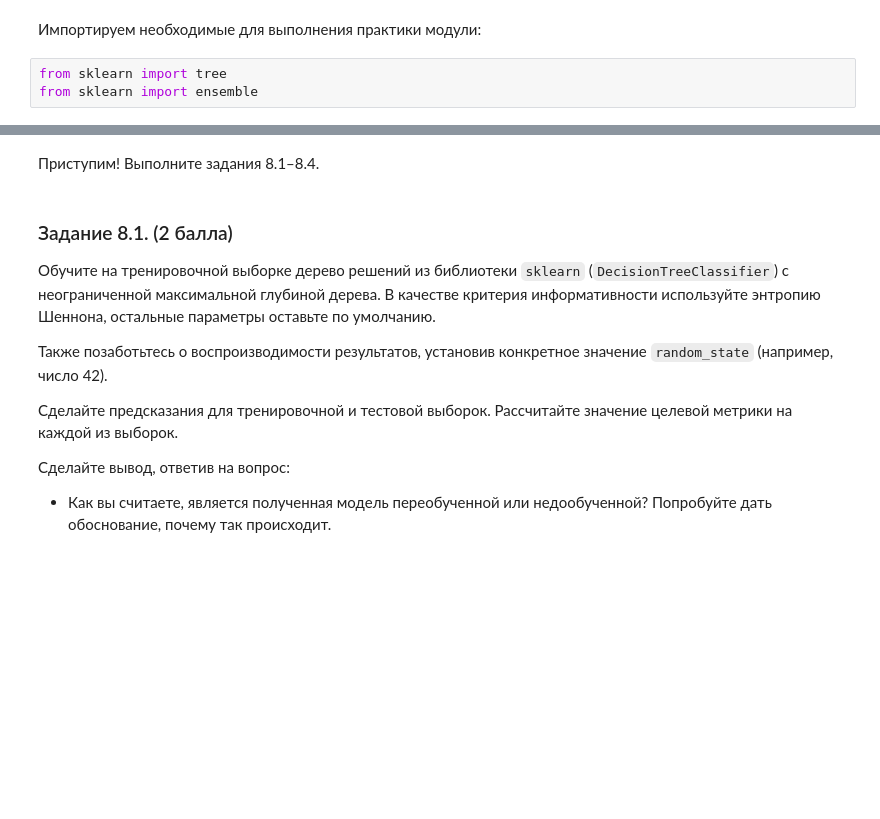
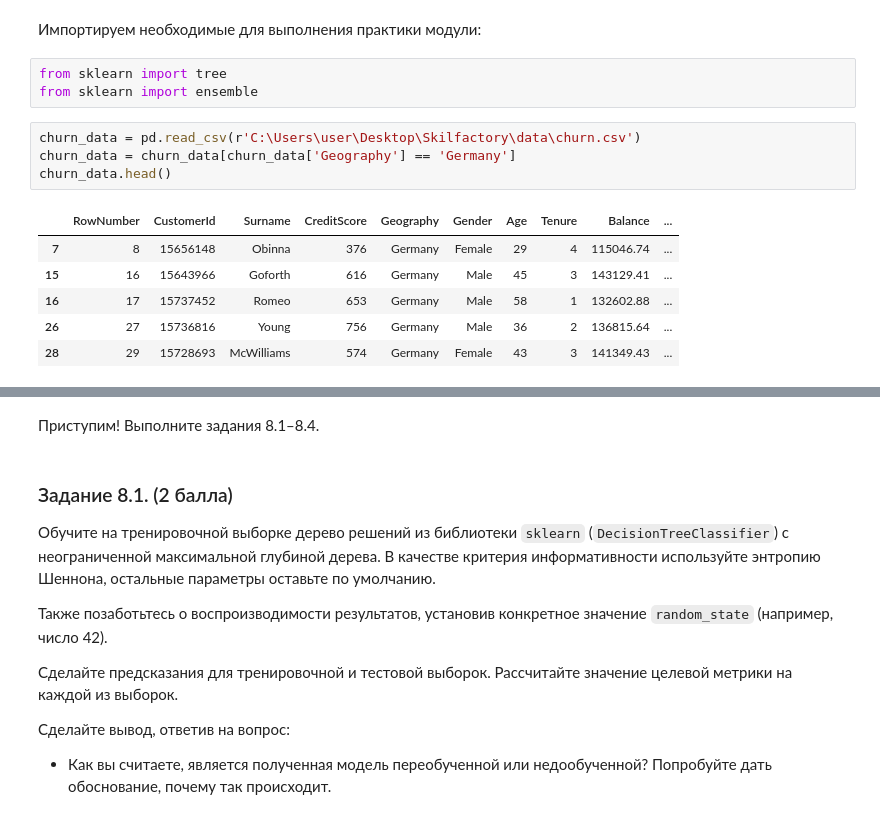
Before and after one commit to AlexKosuhin/SF_data_science, a Jupyter notebook: ML/ML-3._Практика._Ноутбук-шаблон.ipynb, the cells around one changed output, grey strips where cells are left out. Cells and saved outputs as stored; diff of their text form; blank space fills up the shorter version.

```diff
--- a/ML/ML-3._Практика._Ноутбук-шаблон.ipynb
+++ b/ML/ML-3._Практика._Ноутбук-шаблон.ipynb
@@ -758,3 +935,14 @@ Test shape: (620, 19)
 # %%
 from sklearn import tree
 from sklearn import ensemble
+# %%
+churn_data = pd.read_csv(r'C:\Users\user\Desktop\Skilfactory\data\churn.csv')
+churn_data = churn_data[churn_data['Geography'] == 'Germany']
+churn_data.head()
+# %% [output]
+|  | RowNumber | CustomerId | Surname | CreditScore | Geography | Gender | Age | Tenure | Balance | ... |
+| 7 | 8 | 15656148 | Obinna | 376 | Germany | Female | 29 | 4 | 115046.74 | ... |
+| 15 | 16 | 15643966 | Goforth | 616 | Germany | Male | 45 | 3 | 143129.41 | ... |
+| 16 | 17 | 15737452 | Romeo | 653 | Germany | Male | 58 | 1 | 132602.88 | ... |
+| 26 | 27 | 15736816 | Young | 756 | Germany | Male | 36 | 2 | 136815.64 | ... |
+| 28 | 29 | 15728693 | McWilliams | 574 | Germany | Female | 43 | 3 | 141349.43 | ... |
```
Also changed, not shown: parts of 33 cells of this notebook.
